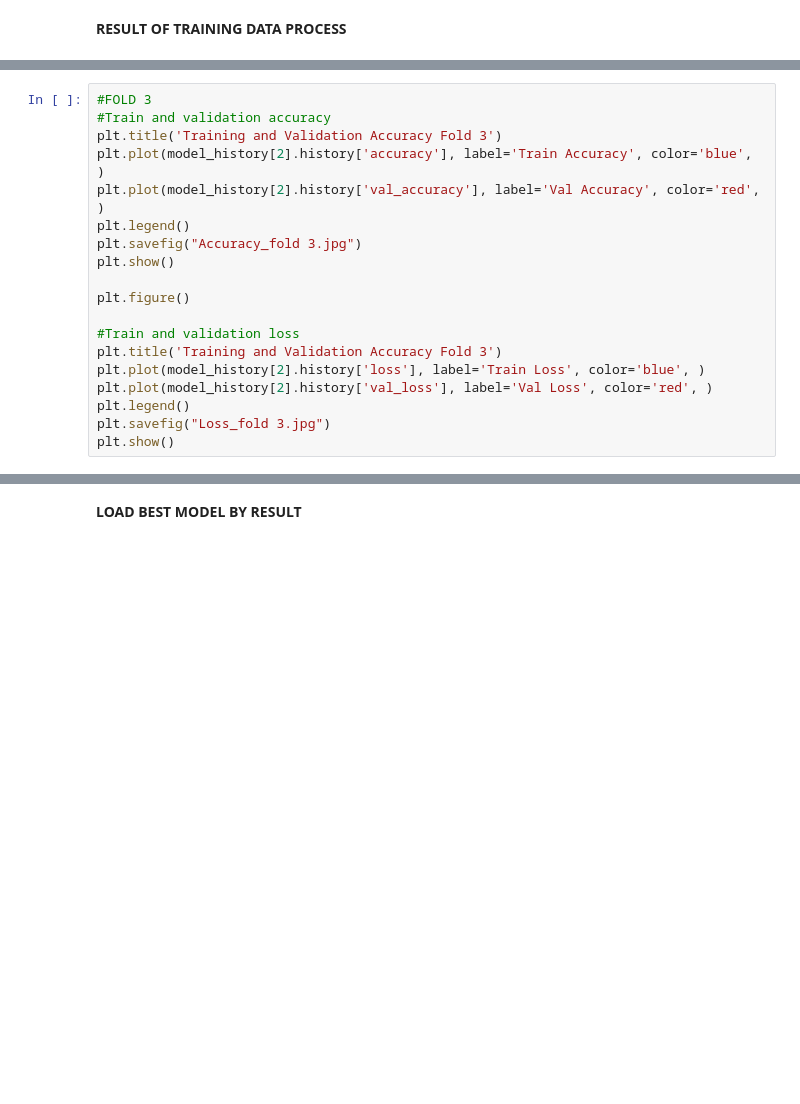
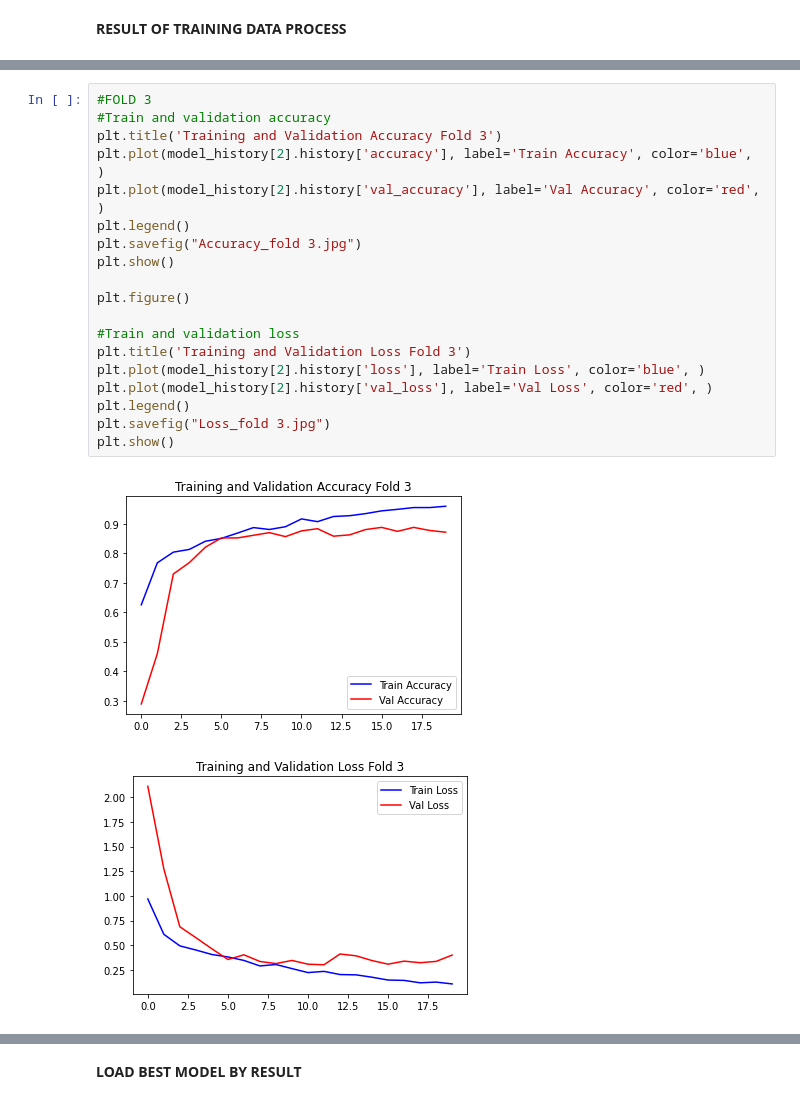
Before and after one commit to avishatr/TA, a Jupyter notebook: alexnet-corn-or-maize-disease-detectection.ipynb, the cells around one changed output, grey strips where cells are left out. Saved outputs shown, nothing was run; the diff lists cells and outputs as text; blank space fills up the shorter version.

```diff
--- a/alexnet-corn-or-maize-disease-detectection.ipynb
+++ b/alexnet-corn-or-maize-disease-detectection.ipynb
@@ -254,22 +306,25 @@ plt.show()
 # %%
 #FOLD 3
 #Train and validation accuracy
 plt.title('Training and Validation Accuracy Fold 3')
 plt.plot(model_history[2].history['accuracy'], label='Train Accuracy', color='blue', )
 plt.plot(model_history[2].history['val_accuracy'], label='Val Accuracy', color='red', )
 plt.legend()
 plt.savefig("Accuracy_fold 3.jpg")
 plt.show()
 
 plt.figure()
 
 #Train and validation loss
-plt.title('Training and Validation Accuracy Fold 3')
+plt.title('Training and Validation Loss Fold 3')
 plt.plot(model_history[2].history['loss'], label='Train Loss', color='blue', )
 plt.plot(model_history[2].history['val_loss'], label='Val Loss', color='red', )
 plt.legend()
 plt.savefig("Loss_fold 3.jpg")
 plt.show()
+# %% [output]
+[figure, added]
+[figure, added]
 # %%
 #FOLD 4
 #Train and validation accuracy
```
Also changed, not shown: parts of 19 cells of this notebook.
